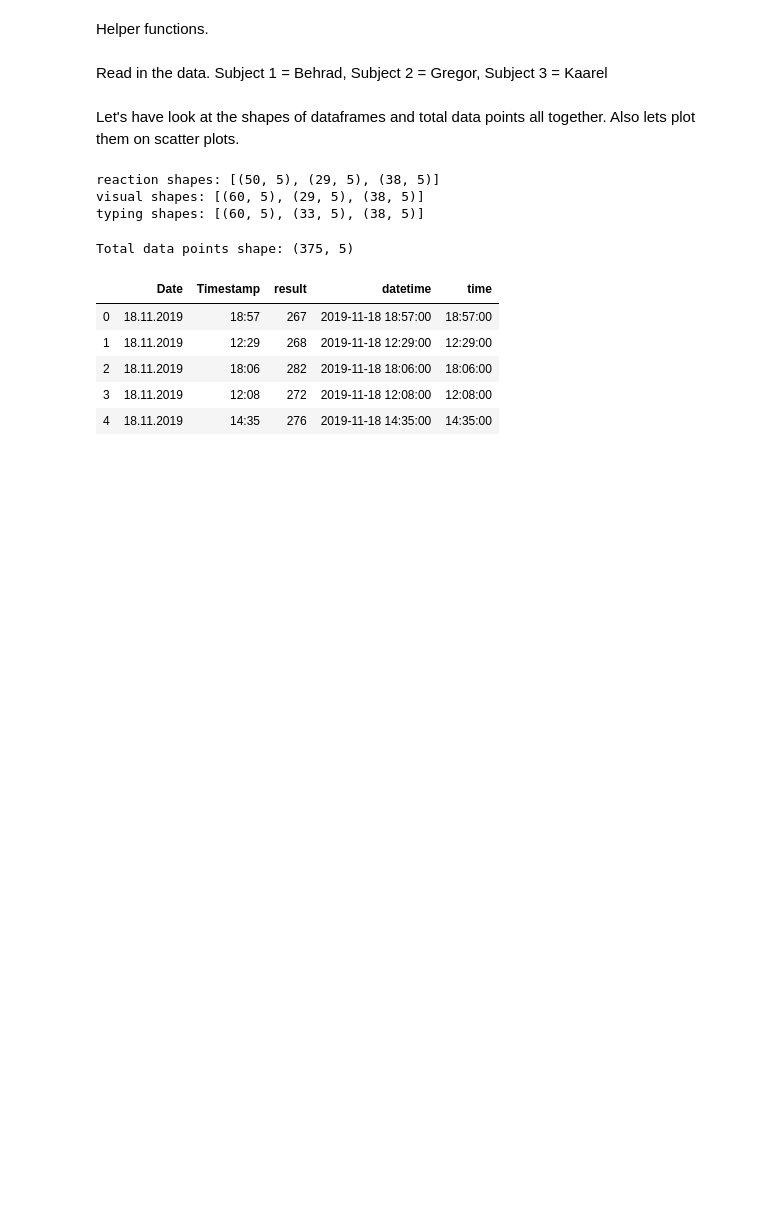
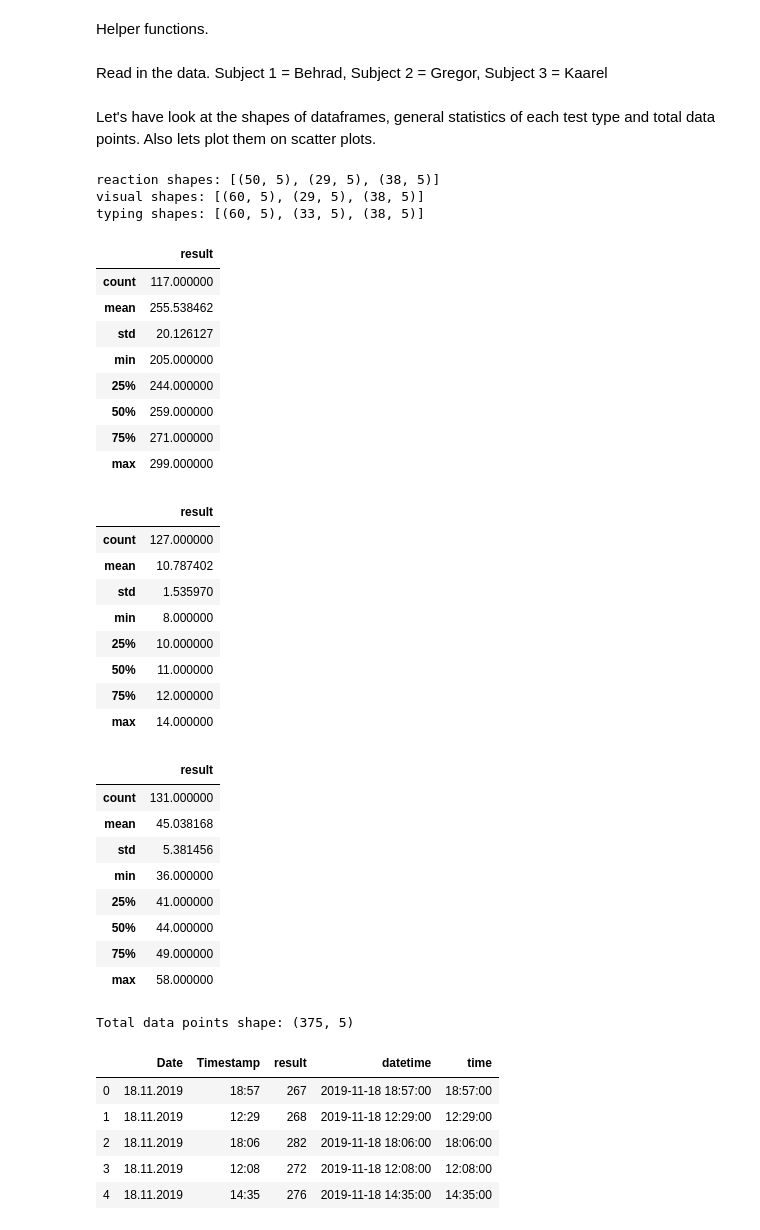
Before and after one commit to kaareltinn/icns-project, a Jupyter notebook: project.ipynb, the cells around one changed output. Saved outputs shown, nothing was run; the diff lists cells and outputs as text; code cells hidden in the pictures; blank space fills up the shorter version.

```diff
--- a/project.ipynb
+++ b/project.ipynb
@@ -94,7 +94,7 @@ total_data = {
     'typing': [typing_subject_1_data, typing_subject_2_data, typing_subject_3_data]
 }
 # %% [markdown]
-Let's have look at the shapes of dataframes and total data points all together. Also lets plot them on scatter plots.
+Let's have look at the shapes of dataframes, general statistics of each test type and total data points. Also lets plot them on scatter plots.
 # %%
 def print_shapes(test_type):
     print(test_type + " shapes:", list(map(lambda x: x.shape, total_data[test_type])))
@@ -106,6 +106,37 @@ print_shapes('typing')
 reaction shapes: [(50, 5), (29, 5), (38, 5)]
 visual shapes: [(60, 5), (29, 5), (38, 5)]
 typing shapes: [(60, 5), (33, 5), (38, 5)]
+# %%
+concatted_data = [pd.concat(dfs) for dfs in [total_data['reaction'], total_data['visual'], total_data['typing']]]
+display_side_by_side(*[df.describe() for df in concatted_data])
+# %% [output]
+|  | result |
+| count | 117.000000 |
+| mean | 255.538462 |
+| std | 20.126127 |
+| min | 205.000000 |
+| 25% | 244.000000 |
+| 50% | 259.000000 |
+| 75% | 271.000000 |
+| max | 299.000000 |
+|  | result |
+| count | 127.000000 |
+| mean | 10.787402 |
+| std | 1.535970 |
+| min | 8.000000 |
+| 25% | 10.000000 |
+| 50% | 11.000000 |
+| 75% | 12.000000 |
+| max | 14.000000 |
+|  | result |
+| count | 131.000000 |
+| mean | 45.038168 |
+| std | 5.381456 |
+| min | 36.000000 |
+| 25% | 41.000000 |
+| 50% | 44.000000 |
+| 75% | 49.000000 |
+| max | 58.000000 |
 # %%
 total_df = pd.concat(list(itertools.chain(*total_data.values())), sort=False)
 print("Total data points shape:", total_df.shape)
```
Also changed, not shown: parts of 1 cell of this notebook.
